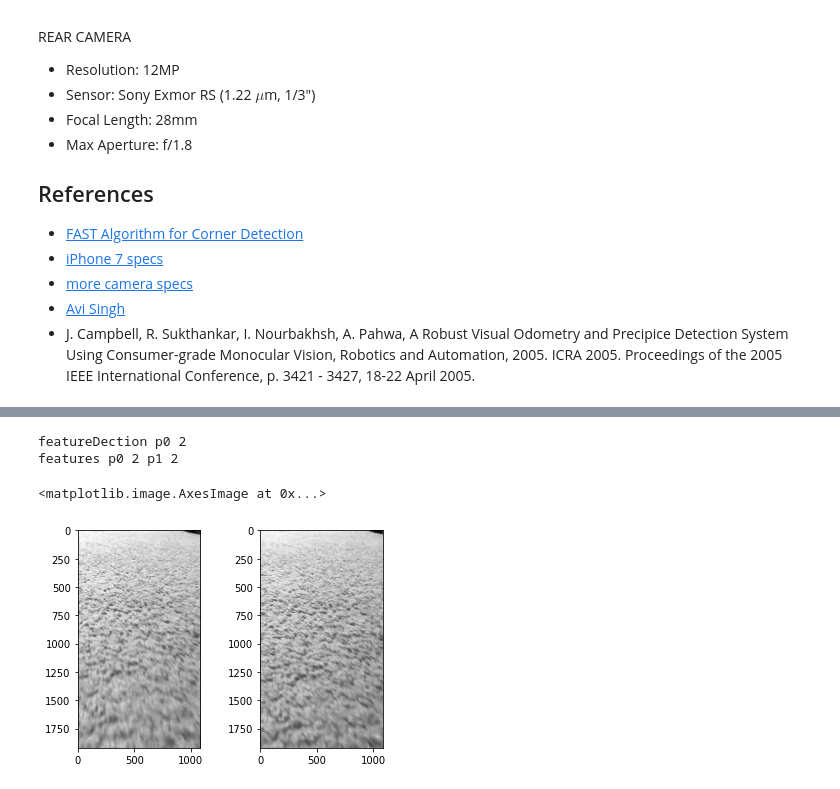
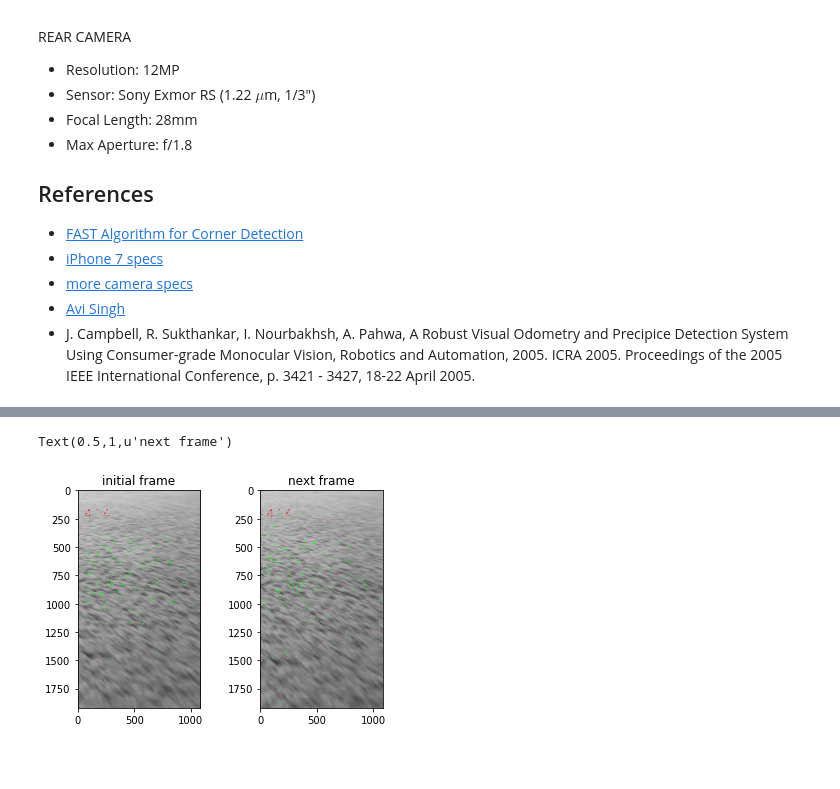
Before and after one commit to walchko/github-blog, a Jupyter notebook: source/blog/Computer_Vision/jupyter/video_odometry/video_odometry.ipynb, the cells around one changed output, grey strips where cells are left out. Saved outputs shown, nothing was run; the diff lists cells and outputs as text; code cells hidden in the pictures; blank space fills up the shorter version.

```diff
--- a/source/blog/Computer_Vision/jupyter/video_odometry/video_odometry.ipynb
+++ b/source/blog/Computer_Vision/jupyter/video_odometry/video_odometry.ipynb
@@ -307,20 +307,17 @@ plotGroundPath(save_pts)
 # %%
-i = 62
+i = 70
 old_im = buffer[i]
 im = buffer[i+1]
 p0 = featureDetection(old_im)
-print('featureDection p0 {}'.format(len(p0)))
 p0, p1 = featureTrack(im,old_im,p0)
 
-print('features p0 {} p1 {}'.format(len(p0), len(p1)))
+plt.subplot(1,2,1)
+plt.imshow(drawKeyPoints(old_im, p0))
+plt.title('initial frame')
+
+plt.subplot(1,2,2)
+plt.imshow(drawKeyPoints(im, p1))
+plt.title('next frame')
 # %% [output]
-featureDection p0 2
-features p0 2 p1 2
+Text(0.5,1,u'next frame')
+[figure, added]
-# %%
-plt.subplot(1,2,1)
-plt.imshow(old_im, cmap='gray')
-plt.subplot(1,2,2)
-plt.imshow(im, cmap='gray')
-# %% [output]
-<matplotlib.image.AxesImage at 0x...>
-[figure, removed]
```
Also changed, not shown: parts of 11 cells of this notebook, 2 other files.
